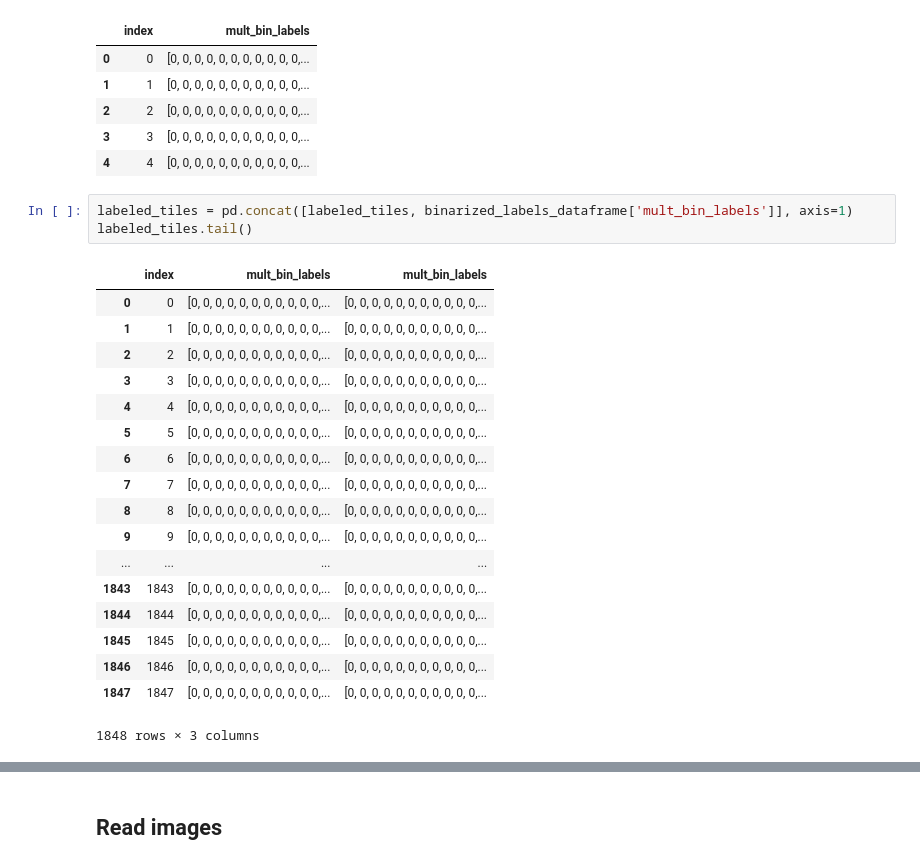
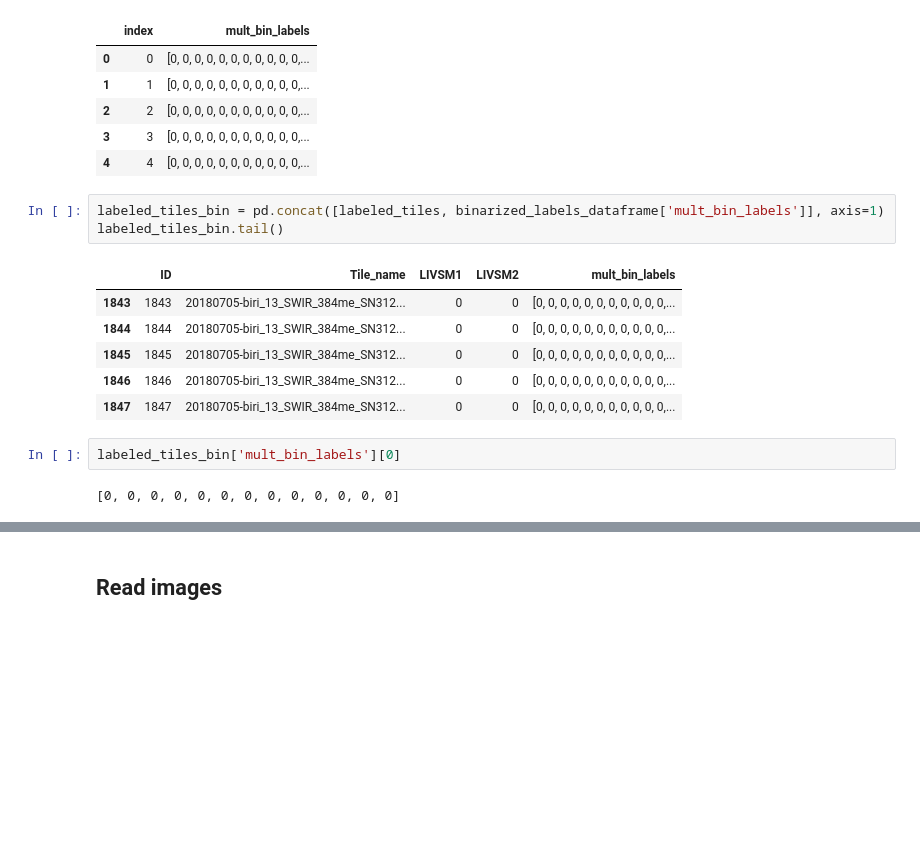
Before and after one commit to JonHidlePedersen/Master-thesis-Jon-Hidle-Pedersen, a Jupyter notebook: Kode/Split_and_sort_tiles.ipynb, the cells around one changed output, grey strips where cells are left out. Saved outputs shown, nothing was run; the diff lists cells and outputs as text; blank space fills up the shorter version.

Commit message:
Updated the saving of the binarized labels.

```diff
--- a/Kode/Split_and_sort_tiles.ipynb
+++ b/Kode/Split_and_sort_tiles.ipynb
@@ -233,26 +233,18 @@ binarized_labels_dataframe.head()
 | 3 | 3 | [0, 0, 0, 0, 0, 0, 0, 0, 0, 0, 0,... |
 | 4 | 4 | [0, 0, 0, 0, 0, 0, 0, 0, 0, 0, 0,... |
 # %%
-labeled_tiles = pd.concat([labeled_tiles, binarized_labels_dataframe['mult_bin_labels']], axis=1)
-labeled_tiles.tail()
+labeled_tiles_bin = pd.concat([labeled_tiles, binarized_labels_dataframe['mult_bin_labels']], axis=1)
+labeled_tiles_bin.tail()
 # %% [output]
-|  | index | mult_bin_labels | mult_bin_labels |
-| 0 | 0 | [0, 0, 0, 0, 0, 0, 0, 0, 0, 0, 0,... | [0, 0, 0, 0, 0, 0, 0, 0, 0, 0, 0,... |
-| 1 | 1 | [0, 0, 0, 0, 0, 0, 0, 0, 0, 0, 0,... | [0, 0, 0, 0, 0, 0, 0, 0, 0, 0, 0,... |
-| 2 | 2 | [0, 0, 0, 0, 0, 0, 0, 0, 0, 0, 0,... | [0, 0, 0, 0, 0, 0, 0, 0, 0, 0, 0,... |
-| 3 | 3 | [0, 0, 0, 0, 0, 0, 0, 0, 0, 0, 0,... | [0, 0, 0, 0, 0, 0, 0, 0, 0, 0, 0,... |
-| 4 | 4 | [0, 0, 0, 0, 0, 0, 0, 0, 0, 0, 0,... | [0, 0, 0, 0, 0, 0, 0, 0, 0, 0, 0,... |
-| 5 | 5 | [0, 0, 0, 0, 0, 0, 0, 0, 0, 0, 0,... | [0, 0, 0, 0, 0, 0, 0, 0, 0, 0, 0,... |
-| 6 | 6 | [0, 0, 0, 0, 0, 0, 0, 0, 0, 0, 0,... | [0, 0, 0, 0, 0, 0, 0, 0, 0, 0, 0,... |
-| 7 | 7 | [0, 0, 0, 0, 0, 0, 0, 0, 0, 0, 0,... | [0, 0, 0, 0, 0, 0, 0, 0, 0, 0, 0,... |
-| 8 | 8 | [0, 0, 0, 0, 0, 0, 0, 0, 0, 0, 0,... | [0, 0, 0, 0, 0, 0, 0, 0, 0, 0, 0,... |
-| 9 | 9 | [0, 0, 0, 0, 0, 0, 0, 0, 0, 0, 0,... | [0, 0, 0, 0, 0, 0, 0, 0, 0, 0, 0,... |
-| ... | ... | ... | ... |
-| 1843 | 1843 | [0, 0, 0, 0, 0, 0, 0, 0, 0, 0, 0,... | [0, 0, 0, 0, 0, 0, 0, 0, 0, 0, 0,... |
-| 1844 | 1844 | [0, 0, 0, 0, 0, 0, 0, 0, 0, 0, 0,... | [0, 0, 0, 0, 0, 0, 0, 0, 0, 0, 0,... |
-| 1845 | 1845 | [0, 0, 0, 0, 0, 0, 0, 0, 0, 0, 0,... | [0, 0, 0, 0, 0, 0, 0, 0, 0, 0, 0,... |
-| 1846 | 1846 | [0, 0, 0, 0, 0, 0, 0, 0, 0, 0, 0,... | [0, 0, 0, 0, 0, 0, 0, 0, 0, 0, 0,... |
-| 1847 | 1847 | [0, 0, 0, 0, 0, 0, 0, 0, 0, 0, 0,... | [0, 0, 0, 0, 0, 0, 0, 0, 0, 0, 0,... |
+|  | ID | Tile_name | LIVSM1 | LIVSM2 | mult_bin_labels |
+| 1843 | 1843 | 20180705-biri_13_SWIR_384me_SN312... | 0 | 0 | [0, 0, 0, 0, 0, 0, 0, 0, 0, 0, 0,... |
+| 1844 | 1844 | 20180705-biri_13_SWIR_384me_SN312... | 0 | 0 | [0, 0, 0, 0, 0, 0, 0, 0, 0, 0, 0,... |
+| 1845 | 1845 | 20180705-biri_13_SWIR_384me_SN312... | 0 | 0 | [0, 0, 0, 0, 0, 0, 0, 0, 0, 0, 0,... |
+| 1846 | 1846 | 20180705-biri_13_SWIR_384me_SN312... | 0 | 0 | [0, 0, 0, 0, 0, 0, 0, 0, 0, 0, 0,... |
+| 1847 | 1847 | 20180705-biri_13_SWIR_384me_SN312... | 0 | 0 | [0, 0, 0, 0, 0, 0, 0, 0, 0, 0, 0,... |
-1848 rows × 3 columns
+# %%
+labeled_tiles_bin['mult_bin_labels'][0]
+# %% [output]
+[0, 0, 0, 0, 0, 0, 0, 0, 0, 0, 0, 0, 0]
 # %%
 # Save csv to file
```
Also changed, not shown: parts of 1 cell of this notebook, 1 other file.
